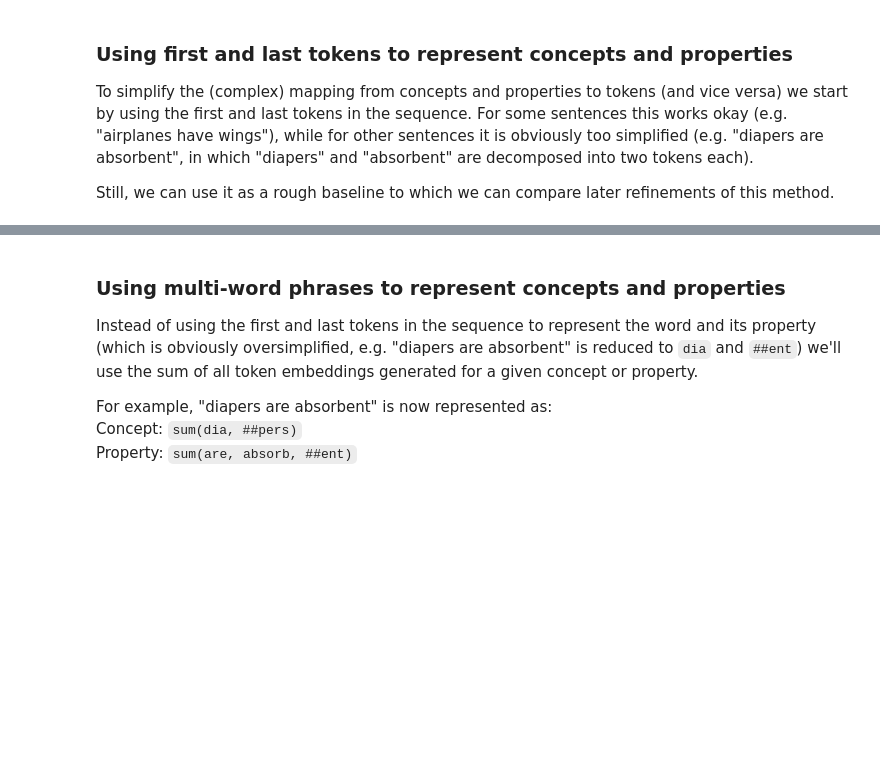
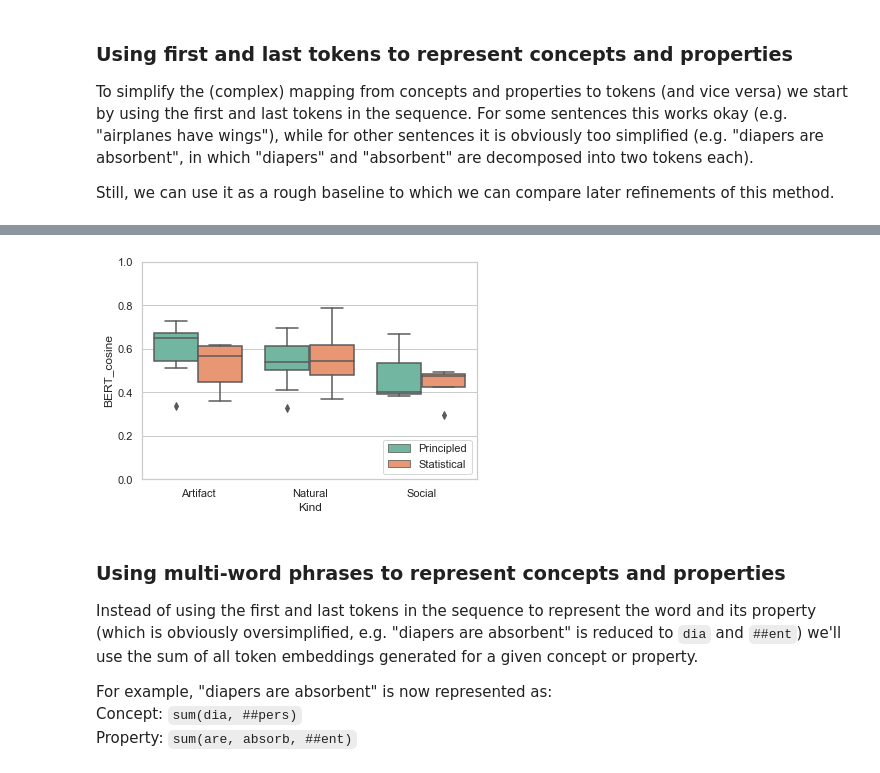
Before and after one commit to jvparidon/principled-versus-statistical, a Jupyter notebook: et_tu_BERTe.ipynb, the cells around one changed output, grey strips where cells are left out. Saved outputs shown, nothing was run; the diff lists cells and outputs as text; code cells hidden in the pictures; blank space fills up the shorter version.

```diff
--- a/et_tu_BERTe.ipynb
+++ b/et_tu_BERTe.ipynb
@@ -160,0 +201,5 @@ for i, sentence in enumerate(tokenized[0:10]):
+# %%
+sims = []
+for i, sentence in enumerate(tokenized_2013):
+    sims.append(cos_tensor(token_embeddings_2013, i, 1, len(sentence) - 2))
+    print(f'{sims[-1]:.2f}: {sentence}')
@@ -160,0 +224,3 @@ for i, sentence in enumerate(tokenized[0:10]):
+# %%
+df_2013['BERT_cosine'] = sims
+display(df_2013.head())
@@ -161,3 +234,11 @@ for i, sentence in enumerate(tokenized[0:10]):
+# %%
+ax = sns.boxplot(data=df_2013,
+               hue='Type', x='Kind',
+               y='BERT_cosine', dodge=True)
+ax.set(ylim=[0, 1]);
+ax.legend(loc=4);
+# %% [output]
+[figure, added]
 # %% [markdown]
 ### Using multi-word phrases to represent concepts and properties
 Instead of using the first and last tokens in the sequence to represent the word and its property (which is obviously oversimplified, e.g. "diapers are absorbent" is reduced to `dia`  and `##ent`) we'll use the sum of all token embeddings generated for a given concept or property.
```
Also changed, not shown: parts of 44 cells of this notebook, 10 other files.
